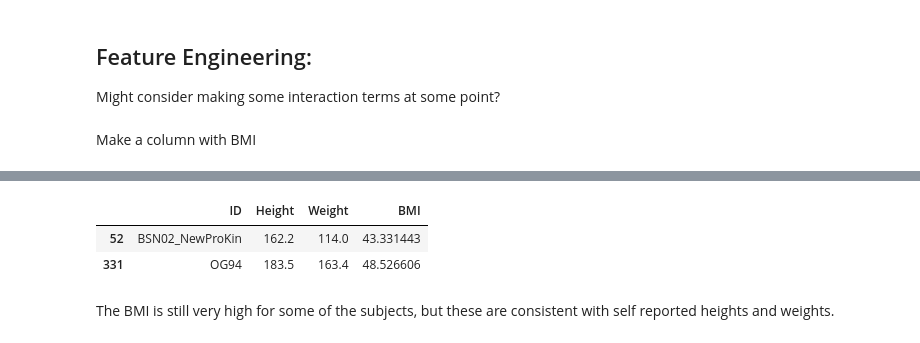
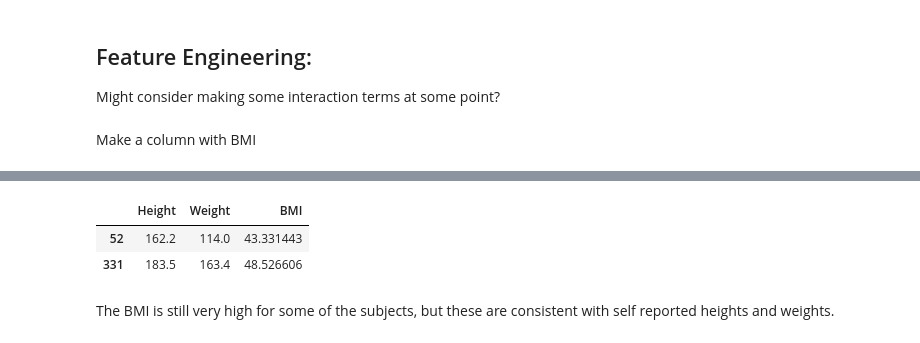
Before and after one commit to csombric/SplitBeltDatabase, a Jupyter notebook: SplitBeltAnalysis_DataCleaning.ipynb, the cells around one changed output, grey strips where cells are left out. Drawn from its saved outputs; the diff is of its cells as text; code cells hidden in the pictures.

```diff
--- a/SplitBeltAnalysis_DataCleaning.ipynb
+++ b/SplitBeltAnalysis_DataCleaning.ipynb
@@ -159,11 +125,11 @@ dfClean.at[dfClean["ID"]=="Forget17", "Weight"]=71.2
 # %%
 # Finally, calculate BMI
 dfClean["BMI"] = (dfClean["Weight"]/(dfClean["Height"]/100)**2)
-dfClean.loc[dfClean["BMI"]>40, ["ID", "Height", "Weight", "BMI"]]
+dfClean.loc[dfClean["BMI"]>40, ["Height", "Weight", "BMI"]]
 # %% [output]
-|  | ID | Height | Weight | BMI |
-| 52 | BSN02_NewProKin | 162.2 | 114.0 | 43.331443 |
-| 331 | OG94 | 183.5 | 163.4 | 48.526606 |
+|  | Height | Weight | BMI |
+| 52 | 162.2 | 114.0 | 43.331443 |
+| 331 | 183.5 | 163.4 | 48.526606 |
 # %% [markdown]
 The BMI is still very high for some of the subjects, but these are consistent with self reported heights and weights.
 # %% [markdown]
```
Also changed, not shown: parts of 26 cells of this notebook.
